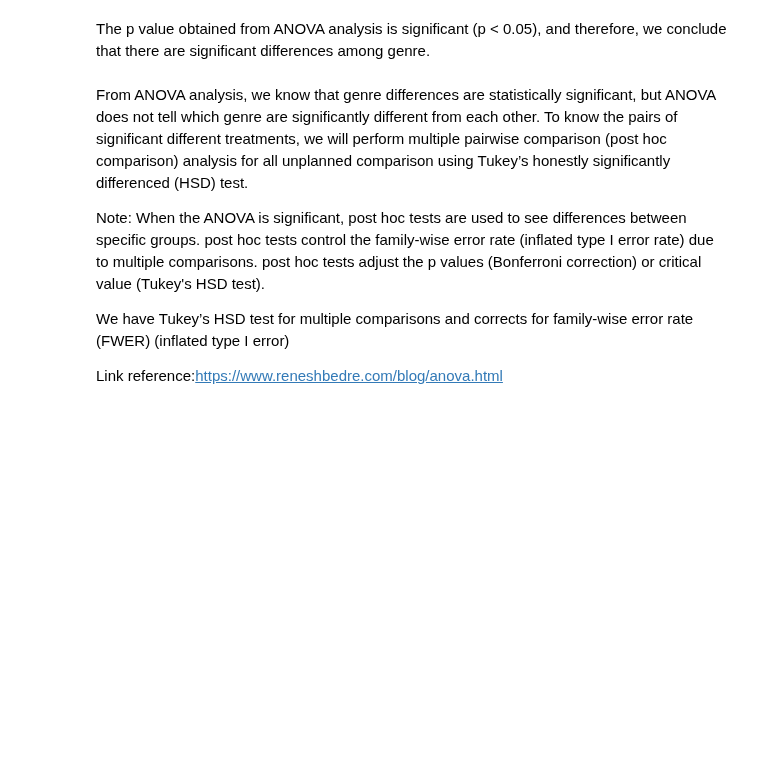
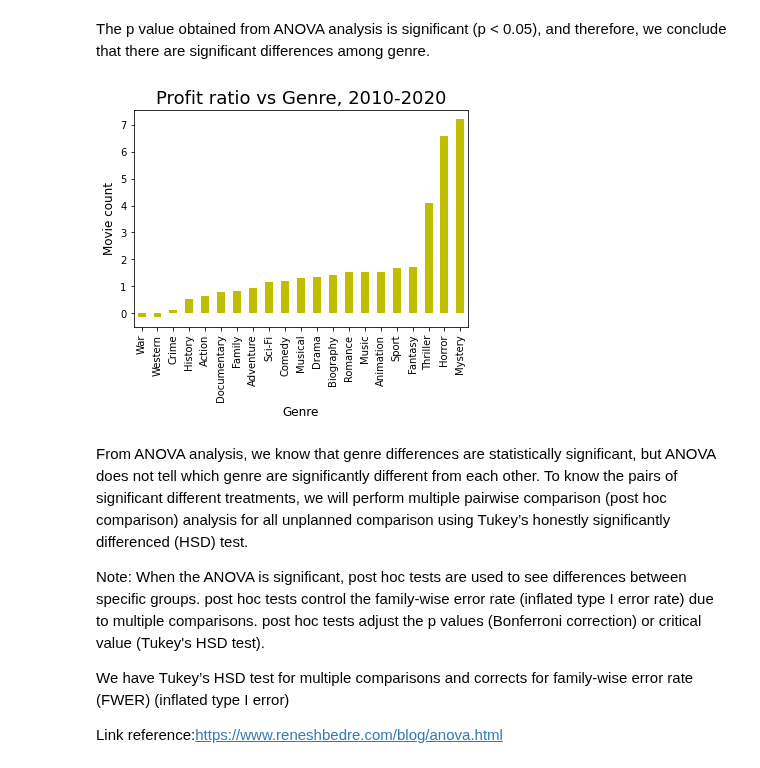
Before and after one commit to cLineman/CapStoneProject, a Jupyter notebook: FinalProduct.ipynb, the cells around one changed output. Cells and saved outputs as stored; diff of their text form; code cells hidden in the pictures; blank space fills up the shorter version.

Commit message:
Added bar graph to Van's analysis

```diff
--- a/FinalProduct.ipynb
+++ b/FinalProduct.ipynb
@@ -313,6 +313,8 @@ movie_budgets['domestic_gross'] = movie_budgets['domestic_gross'].astype("float6
 movie_budgets['worldwide_gross'] = movie_budgets['worldwide_gross'].str.replace(',','')
 movie_budgets['worldwide_gross'] = movie_budgets['worldwide_gross'].str.replace('$', '')
 movie_budgets['worldwide_gross'] = movie_budgets['worldwide_gross'].astype("float64")
+
+movie_budgets['release_date'] = pd.to_datetime(movie_budgets['release_date'])
 # %% [markdown]
 This will clean the movie titles to that they are uniform to every dataframe.
 # %%
@@ -728,6 +750,14 @@ anova_table
 | Residual | 642253.633366 | 4133.0 | NaN | NaN |
 # %% [markdown]
 The p value obtained from ANOVA analysis is significant (p < 0.05), and therefore, we conclude that there are significant differences among genre.
+# %%
+profit_ratio_genre=df_split_genre.groupby('genre_split')['profit_ratio'].mean().sort_values()
+profit_ratio_genre.plot(kind='bar', color='y');
+plt.title('Profit ratio vs Genre, 2010-2020', size=18)
+plt.xlabel('Genre', size=12)
+plt.ylabel('Movie count', size=12);
+# %% [output]
+[figure, added]
 # %%
 
 # display model summary
```
Also changed, not shown: parts of 3 cells of this notebook.
